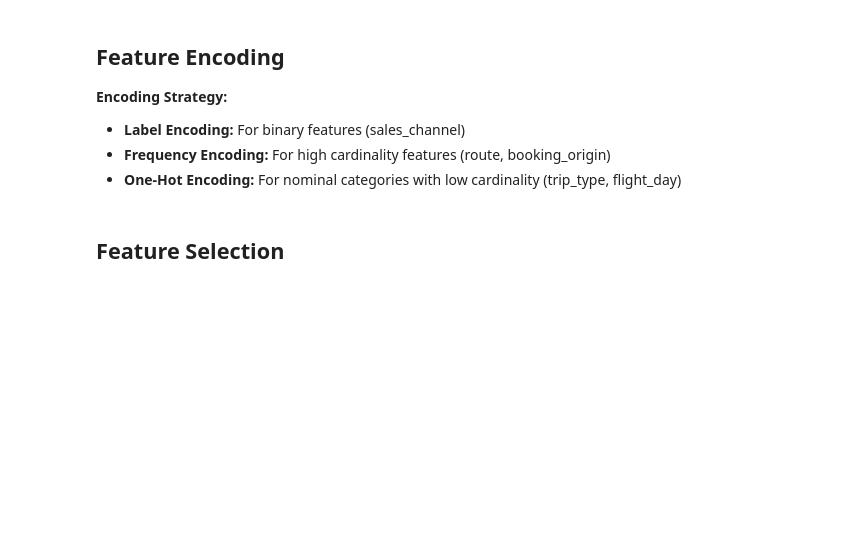
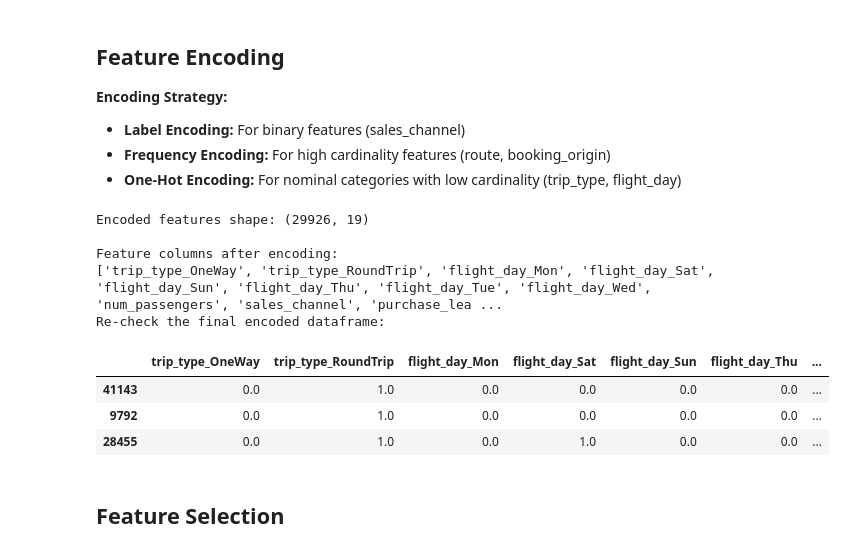
Before and after one commit to mcikalmerdeka/British-Airways-Flight-Booking-Prediction, a Jupyter notebook: notebook_fix.ipynb, the cells around one changed output. Cells and saved outputs as stored; diff of their text form; code cells hidden in the pictures; blank space fills up the shorter version.

Commit message:
refactor: edit up until feature encoding

```diff
--- a/notebook_fix.ipynb
+++ b/notebook_fix.ipynb
@@ -435,15 +476,0 @@ print(f"Sales channel encoding: {dict(zip(le.classes_, le.transform(le.classes_)
-# %%
-# 2. Frequency Encoding for high cardinality features
-# FIT on training data only
-freq_cols = ['route', 'booking_origin']
-
-for col in freq_cols:
-    # Calculate frequencies from training data
-    freq_map = X_train_encoded[col].value_counts().to_dict()
-
-    # Apply to all sets
-    X_train_encoded[col] = X_train_encoded[col].map(freq_map)
-    X_val_encoded[col] = X_val_encoded[col].map(freq_map).fillna(1)  # Unknown = frequency 1
-    X_test_encoded[col] = X_test_encoded[col].map(freq_map).fillna(1)
-
-print(f"Frequency encoding applied to: {freq_cols}")
@@ -474,3 +477,63 @@ print(f"\nEncoded features shape: {X_train_encoded.shape}")
+# %%
+from utils import feature_encoding
+
+# Make copies for encoding
+X_train_encoded = X_train_clean.copy()
+X_val_encoded = X_val_clean.copy()
+X_test_encoded = X_test_raw.copy()
+
+# Convert flight amenity preference columns back to integer form ('No' -> 0, 'Yes' -> 1)
+for col in ['wants_extra_baggage', 'wants_preferred_seat', 'wants_in_flight_meals']:
+    X_train_encoded[col] = X_train_encoded[col].map({'No': 0, 'Yes': 1}).astype(int)
+    X_val_encoded[col] = X_val_encoded[col].map({'No': 0, 'Yes': 1}).astype(int)
+    X_test_encoded[col] = X_test_encoded[col].map({'No': 0, 'Yes': 1}).astype(int)
+
+# Define categorical columns for feature encoding
+binary_cols = ['sales_channel']
+frequency_cols = ['route', 'booking_origin']
+ohe_cols = ['trip_type', 'flight_day']
+
+# Fit on training data
+X_train_encoded, encoders = feature_encoding(
+    X_train_encoded,
+    binary_columns=binary_cols,           # Label encode binary
+    frequency_columns=frequency_cols,  # Frequency encode
+    nominal_columns=ohe_cols,
+)
+
+# Transform validation data (reuses fitted encoders)
+X_val_encoded, _ = feature_encoding(
+    X_val_encoded,
+    binary_columns=binary_cols,
+    frequency_columns=frequency_cols,
+    nominal_columns=ohe_cols,
+    encoders=encoders  # Reuse fitted encoders
+)
+
+# Transform test data (reuses fitted encoders)
+X_test_encoded, _ = feature_encoding(
+    X_test_encoded,
+    binary_columns=binary_cols,
+    frequency_columns=frequency_cols,
+    nominal_columns=ohe_cols,
+    encoders=encoders  # Reuse fitted encoders
+)
+
+print(f"Encoded features shape: {X_train_encoded.shape}")
+print(f"\nFeature columns after encoding:")
+print(X_train_encoded.columns.tolist())
+print("Re-check the final encoded dataframe:")
+display(X_train_encoded.head(3))
+# %% [output]
+Encoded features shape: (29926, 19)
+
+Feature columns after encoding:
+['trip_type_OneWay', 'trip_type_RoundTrip', 'flight_day_Mon', 'flight_day_Sat', 'flight_day_Sun', 'flight_day_Thu', 'flight_day_Tue', 'flight_day_Wed', 'num_passengers', 'sales_channel', 'purchase_lea ...
+Re-check the final encoded dataframe:
+|  | trip_type_OneWay | trip_type_RoundTrip | flight_day_Mon | flight_day_Sat | flight_day_Sun | flight_day_Thu | ... |
+| 41143 | 0.0 | 1.0 | 0.0 | 0.0 | 0.0 | 0.0 | ... |
+| 9792 | 0.0 | 1.0 | 0.0 | 0.0 | 0.0 | 0.0 | ... |
+| 28455 | 0.0 | 1.0 | 0.0 | 1.0 | 0.0 | 0.0 | ... |
 # %% [markdown]
 ## Feature Selection
 # %%
```
Also changed, not shown: parts of 15 cells of this notebook.
